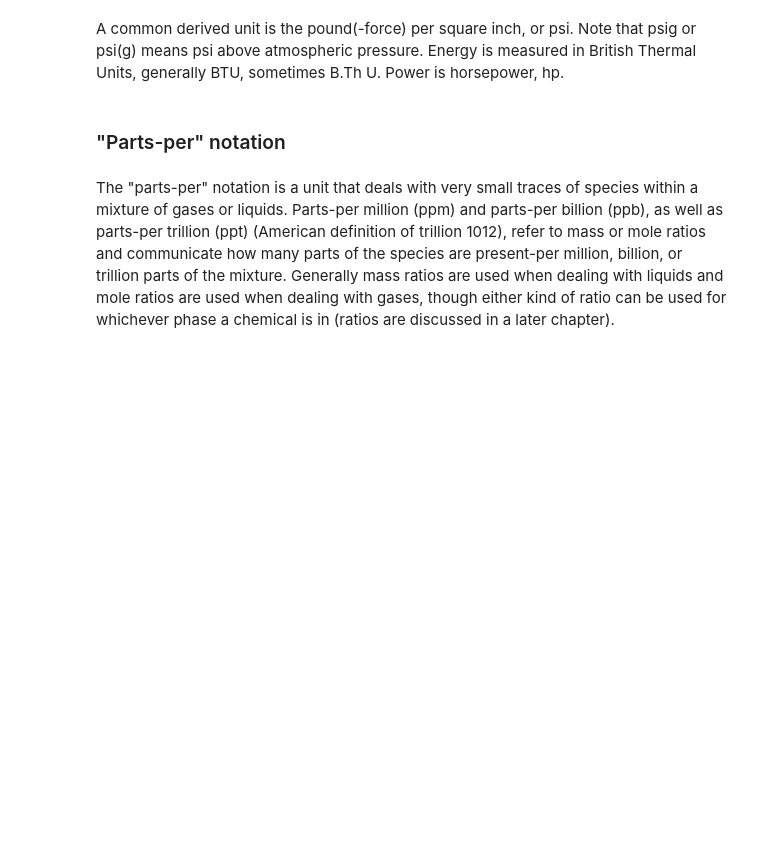
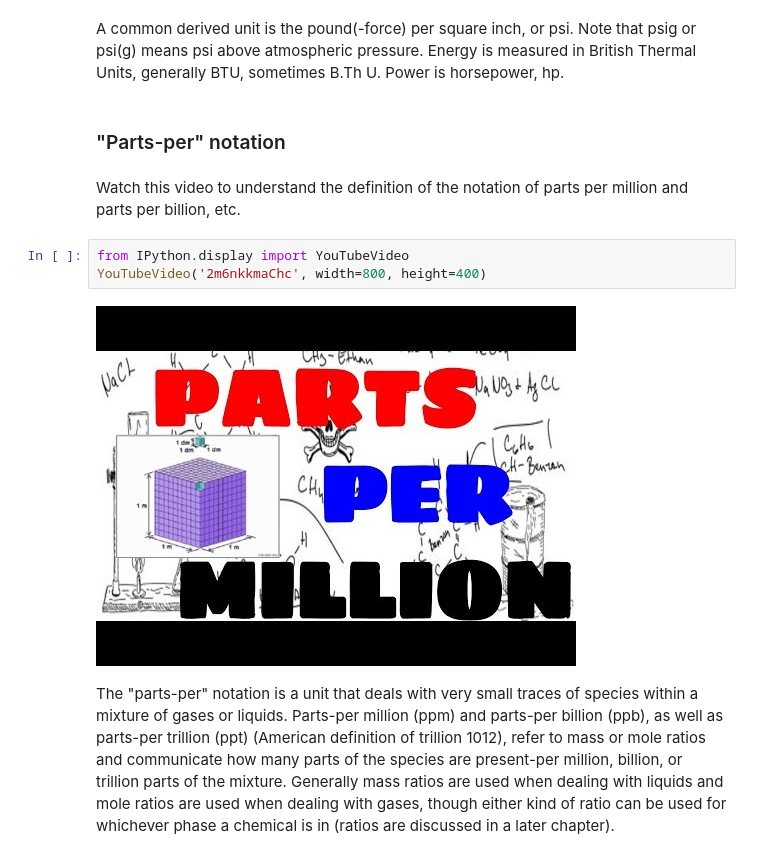
Before and after one commit to AhmadAlsaadi/Introduction-to-chemical-engineering, a Jupyter notebook: Units.ipynb, the cells around one changed output. Saved outputs shown, nothing was run; the diff lists cells and outputs as text; blank space fills up the shorter version.

```diff
--- a/Units.ipynb
+++ b/Units.ipynb
@@ -305,6 +319,13 @@ The following are common units in this system.
 A common derived unit is the pound(-force) per square inch, or psi. Note that psig or psi(g) means psi above atmospheric pressure. Energy is measured in British Thermal Units, generally BTU, sometimes B.Th U. Power is horsepower, hp.
 # %% [markdown]
 ### "Parts-per" notation
+# %% [markdown]
+Watch this video to understand the definition of the notation of parts per million and parts per billion, etc.
+# %%
+from IPython.display import YouTubeVideo
+YouTubeVideo('2m6nkkmaChc', width=800, height=400)
+# %% [output]
+[figure, added]
 # %% [markdown]
 The "parts-per" notation is a unit that deals with very small traces of species within a mixture of gases or liquids. Parts-per million (ppm) and parts-per billion (ppb), as well as parts-per trillion (ppt) (American definition of trillion 1012), refer to mass or mole ratios and communicate how many parts of the species are present-per million, billion, or trillion parts of the mixture. Generally mass ratios are used when dealing with liquids and mole ratios are used when dealing with gases, though either kind of ratio can be used for whichever phase a chemical is in (ratios are discussed in a later chapter).
 # %% [markdown]
```
Also changed, not shown: parts of 22 cells of this notebook.
